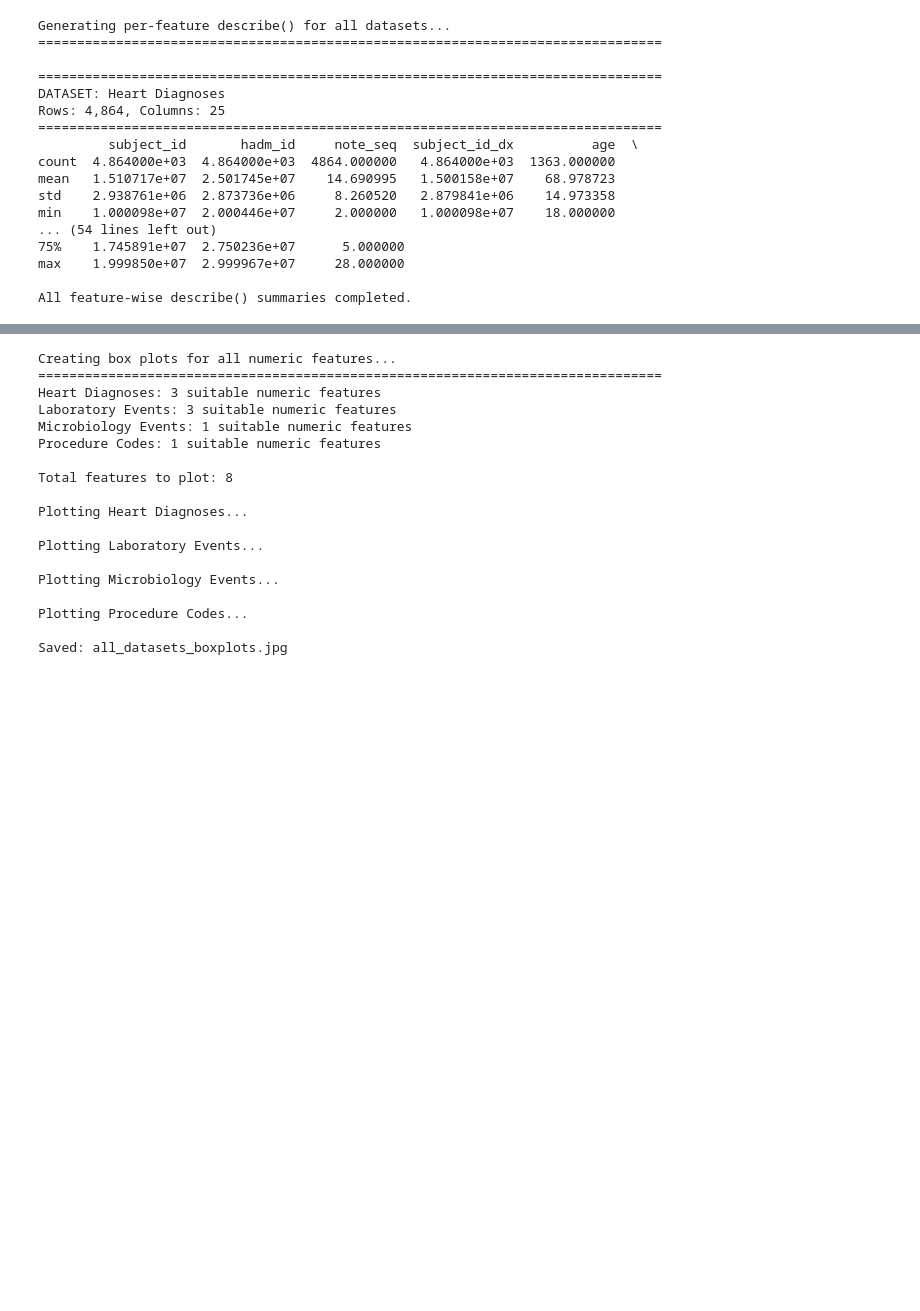
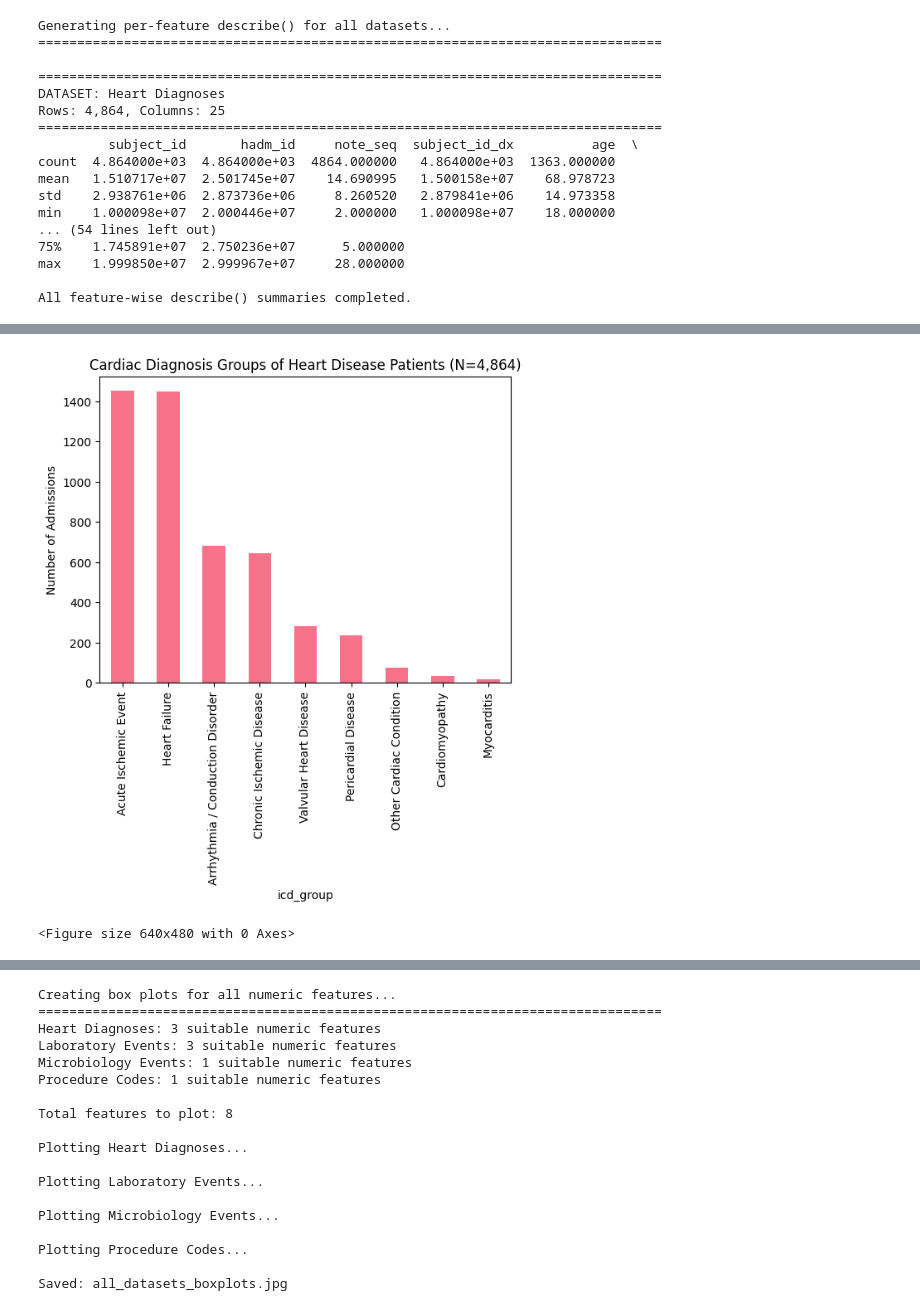
Before and after one commit to alexandermittet/Data_Analytics_for_Health_UniPi, a Jupyter notebook: code/1.1 task.ipynb, the cells around one changed output, grey strips where cells are left out. Cells and saved outputs as stored; diff of their text form; code cells hidden in the pictures; blank space fills up the shorter version.

```diff
--- a/code/1.1 task.ipynb
+++ b/code/1.1 task.ipynb
@@ -116,0 +248,32 @@ All feature-wise describe() summaries completed.
+# %%
+# ICD group mapping function
+def map_icd_group(code):
+    if code.startswith('I50'):
+        return 'Heart Failure'
+    elif code in ['I21', 'I22', 'I24']:
+        return 'Acute Ischemic Event'
+    elif code.startswith('I25'):
+        return 'Chronic Ischemic Disease'
+    elif code in ['I44', 'I45', 'I46', 'I47', 'I48', 'I49']:
+        return 'Arrhythmia / Conduction Disorder'
+    elif code in ['I34', 'I35', 'I36']:
+        return 'Valvular Heart Disease'
+    elif code in ['I30', 'I31']:
+        return 'Pericardial Disease'
+    elif code == 'I42':
+        return 'Cardiomyopathy'
+    elif code == 'I40':
+        return 'Myocarditis'
+    else:
+        return 'Other Cardiac Condition'
+
+# Apply mapping
+df1['icd_group'] = df1['icd_code'].apply(map_icd_group)
+df1['icd_group'].value_counts().plot(kind='bar')
+plt.title(f'Cardiac Diagnosis Groups of Heart Disease Patients (N={len(df1):,})')
+plt.ylabel('Number of Admissions')
+plt.show()
+plt.savefig(out_dir / 'icd10_diagnoses_groups_counts.png')
+# %% [output]
+[figure, added]
+<Figure size 640x480 with 0 Axes>
```
Also changed, not shown: parts of 33 cells of this notebook, 2 other files.
